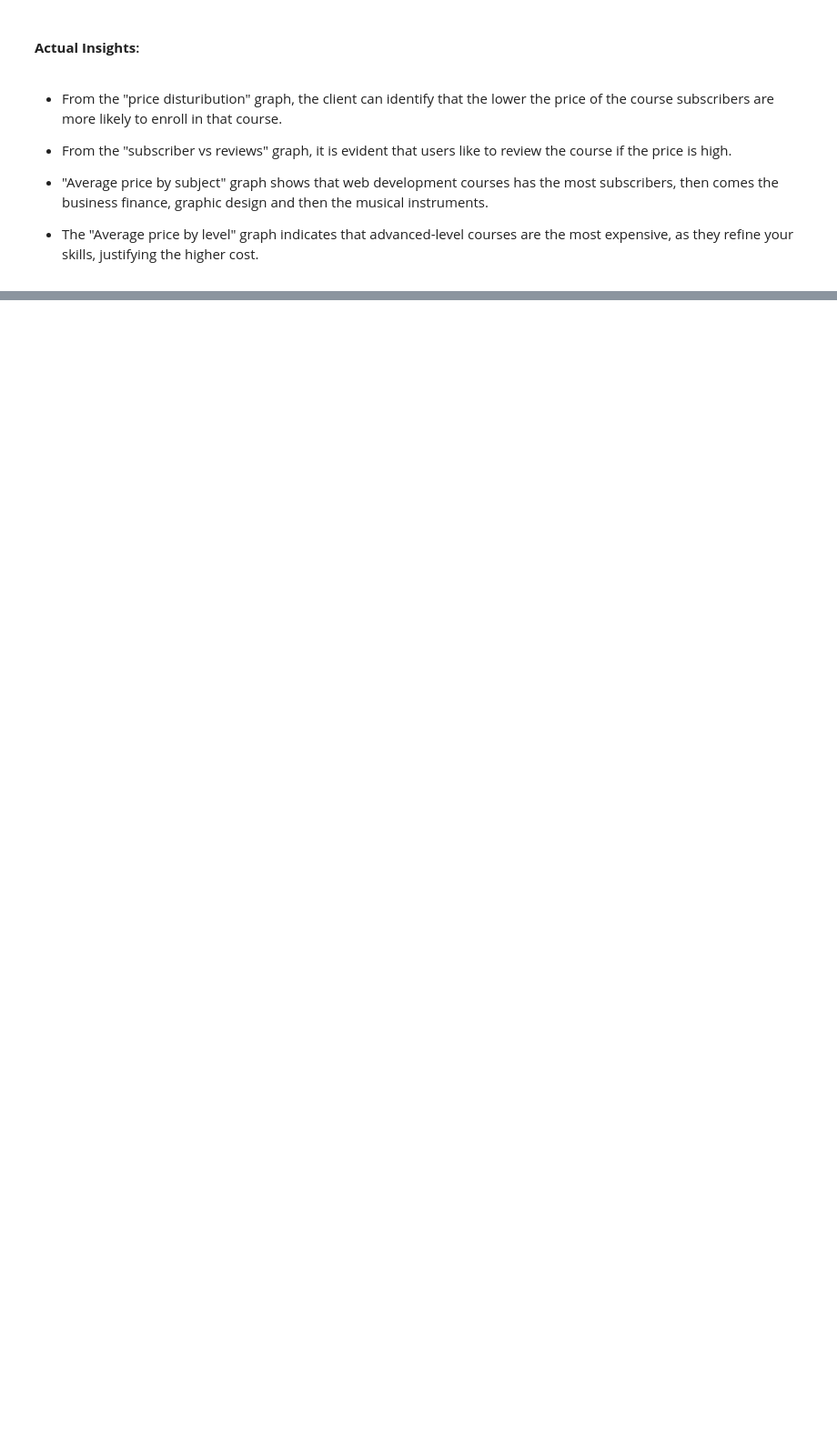
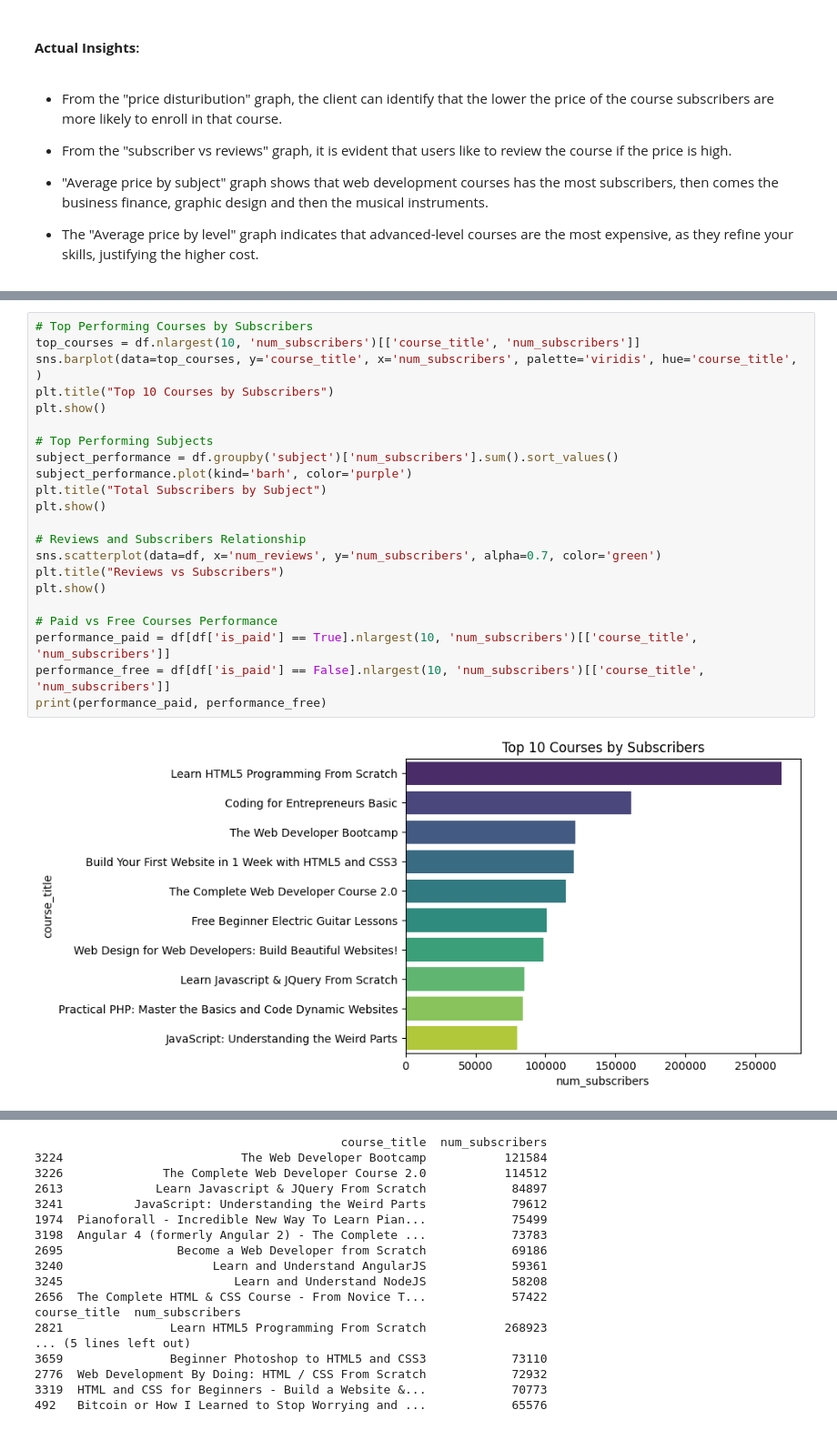
Before and after one commit to hirakhan95/course-cost-analyzer, a Jupyter notebook: jupyter_notebooks/BI_Case_Studies.ipynb, the cells around one changed output, grey strips where cells are left out. Shown at 91% size. Cells and saved outputs as stored; diff of their text form; blank space fills up the shorter version.

```diff
--- a/jupyter_notebooks/BI_Case_Studies.ipynb
+++ b/jupyter_notebooks/BI_Case_Studies.ipynb
@@ -135,0 +147,24 @@ plt.show()
+# %%
+# Top Performing Courses by Subscribers
+top_courses = df.nlargest(10, 'num_subscribers')[['course_title', 'num_subscribers']]
+sns.barplot(data=top_courses, y='course_title', x='num_subscribers', palette='viridis', hue='course_title', )
+plt.title("Top 10 Courses by Subscribers")
+plt.show()
+
+# Top Performing Subjects
+subject_performance = df.groupby('subject')['num_subscribers'].sum().sort_values()
+subject_performance.plot(kind='barh', color='purple')
+plt.title("Total Subscribers by Subject")
+plt.show()
+
+# Reviews and Subscribers Relationship
+sns.scatterplot(data=df, x='num_reviews', y='num_subscribers', alpha=0.7, color='green')
+plt.title("Reviews vs Subscribers")
+plt.show()
+
+# Paid vs Free Courses Performance
+performance_paid = df[df['is_paid'] == True].nlargest(10, 'num_subscribers')[['course_title', 'num_subscribers']]
+performance_free = df[df['is_paid'] == False].nlargest(10, 'num_subscribers')[['course_title', 'num_subscribers']]
+print(performance_paid, performance_free)
+# %% [output]
+[figure, added]
@@ -135,0 +173,17 @@ plt.show()
+                                           course_title  num_subscribers
+3224                         The Web Developer Bootcamp           121584
+3226              The Complete Web Developer Course 2.0           114512
+2613             Learn Javascript & JQuery From Scratch            84897
+3241          JavaScript: Understanding the Weird Parts            79612
+1974  Pianoforall - Incredible New Way To Learn Pian...            75499
+3198  Angular 4 (formerly Angular 2) - The Complete ...            73783
+2695                Become a Web Developer from Scratch            69186
+3240                     Learn and Understand AngularJS            59361
+3245                        Learn and Understand NodeJS            58208
+2656  The Complete HTML & CSS Course - From Novice T...            57422                                            course_title  num_subscribers
+2821               Learn HTML5 Programming From Scratch           268923
+... (5 lines left out)
+3659               Beginner Photoshop to HTML5 and CSS3            73110
+2776  Web Development By Doing: HTML / CSS From Scratch            72932
+3319  HTML and CSS for Beginners - Build a Website &...            70773
+492   Bitcoin or How I Learned to Stop Worrying and ...            65576
```
Also changed, not shown: parts of 4 cells of this notebook.
